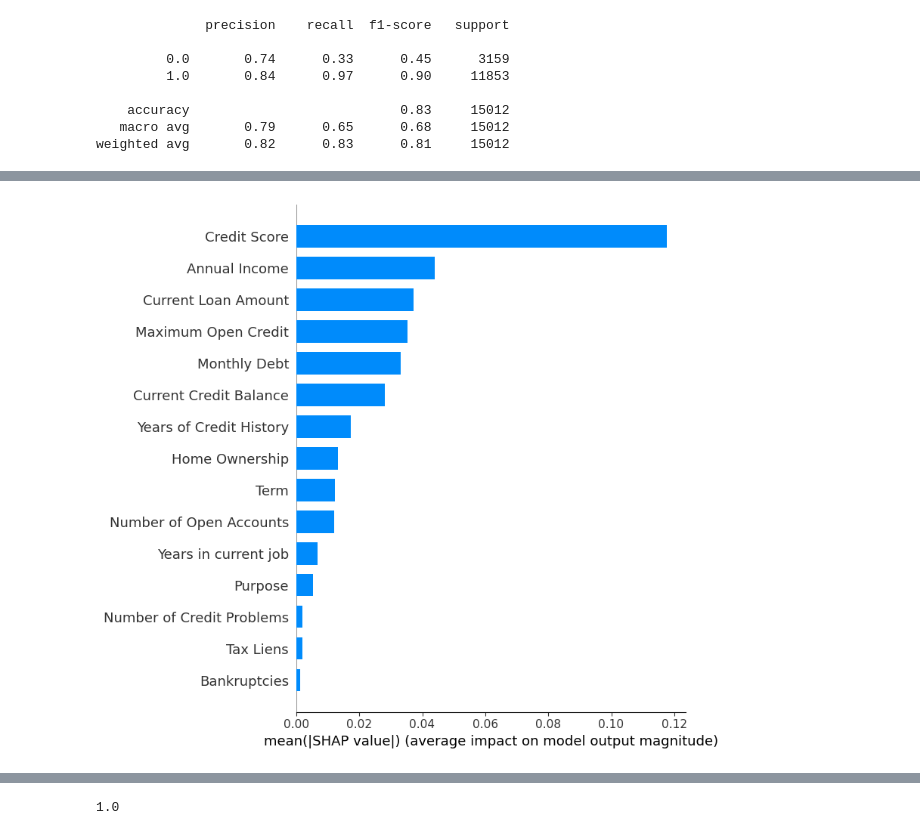
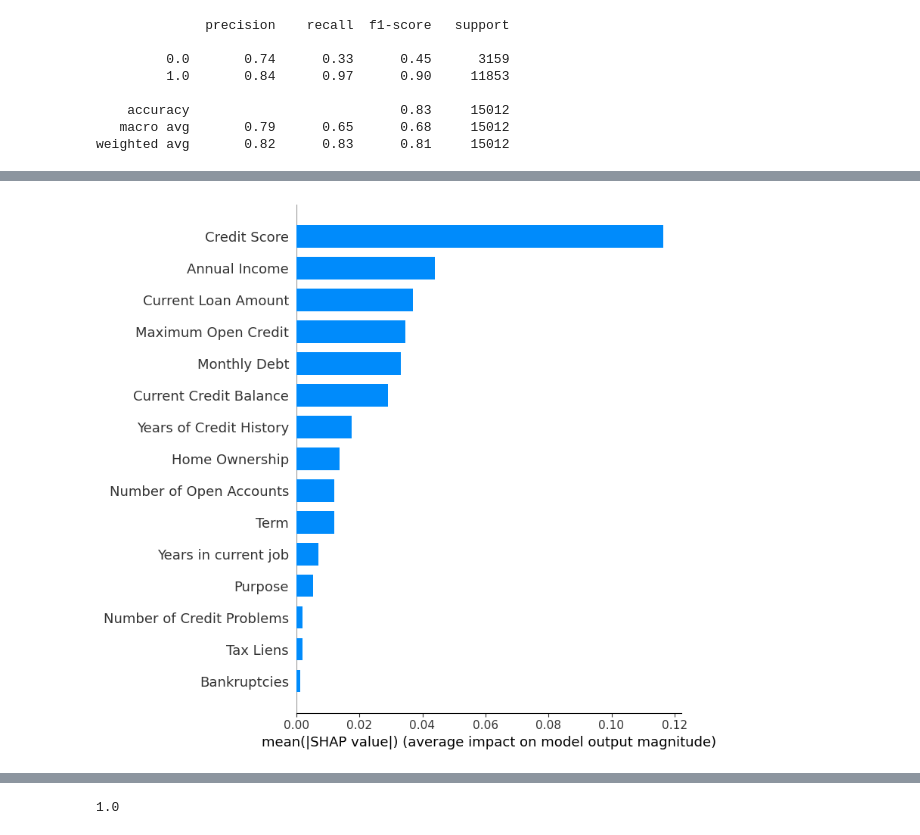
Before and after one commit to Arjun0122/bank_loan_eligibility, a Jupyter notebook: Bank_Loan_Eligibility.ipynb, the cells around one changed output, grey strips where cells are left out. Cells and saved outputs as stored; diff of their text form; code cells hidden in the pictures.

```diff
--- a/Bank_Loan_Eligibility.ipynb
+++ b/Bank_Loan_Eligibility.ipynb
@@ -687,7 +715,7 @@ print(df_xgb)
 # %%
-shap.summary_plot(shap_values_xgb, x, plot_type="bar")
+shap.summary_plot(shap_values_xgb, x_test, plot_type="bar")
 # %% [output]
-[figure, old version]
+[figure, new version]
 # %%
 total_contribution_xgb=np.sum(contribution_xgb)
 print(total_contribution_xgb)
```
Also changed, not shown: parts of 41 cells of this notebook, 12 other files.
